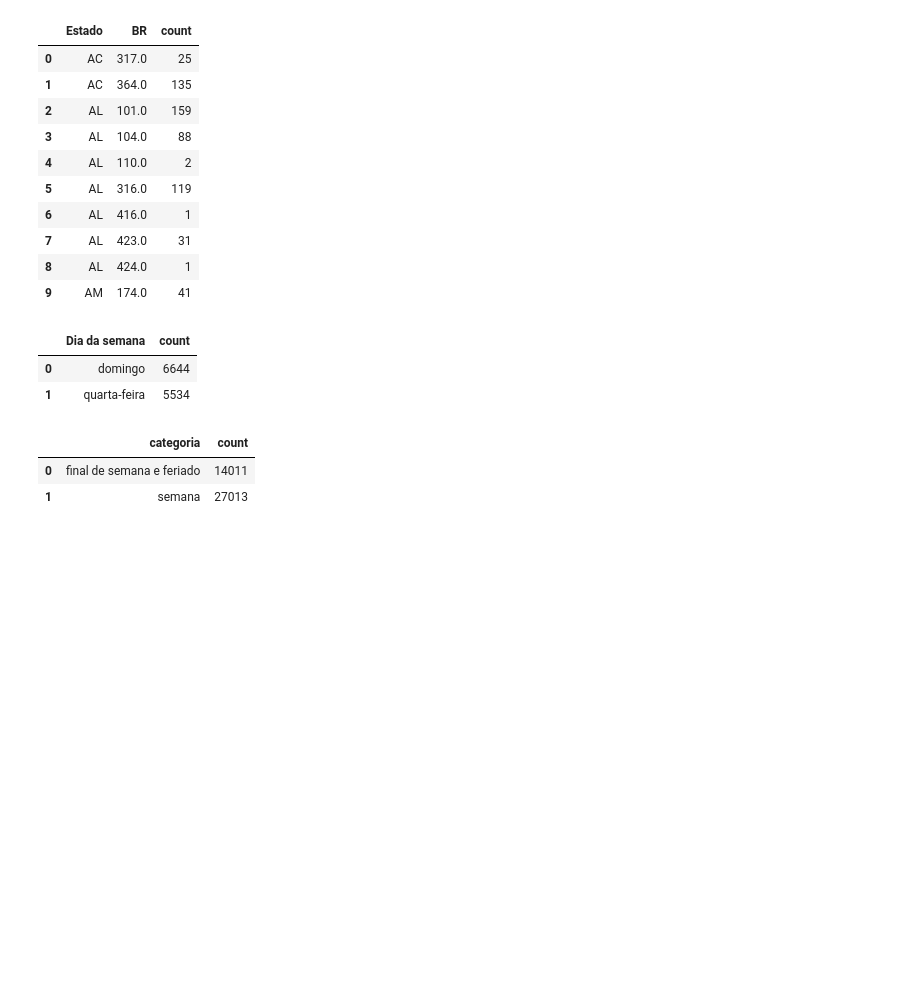
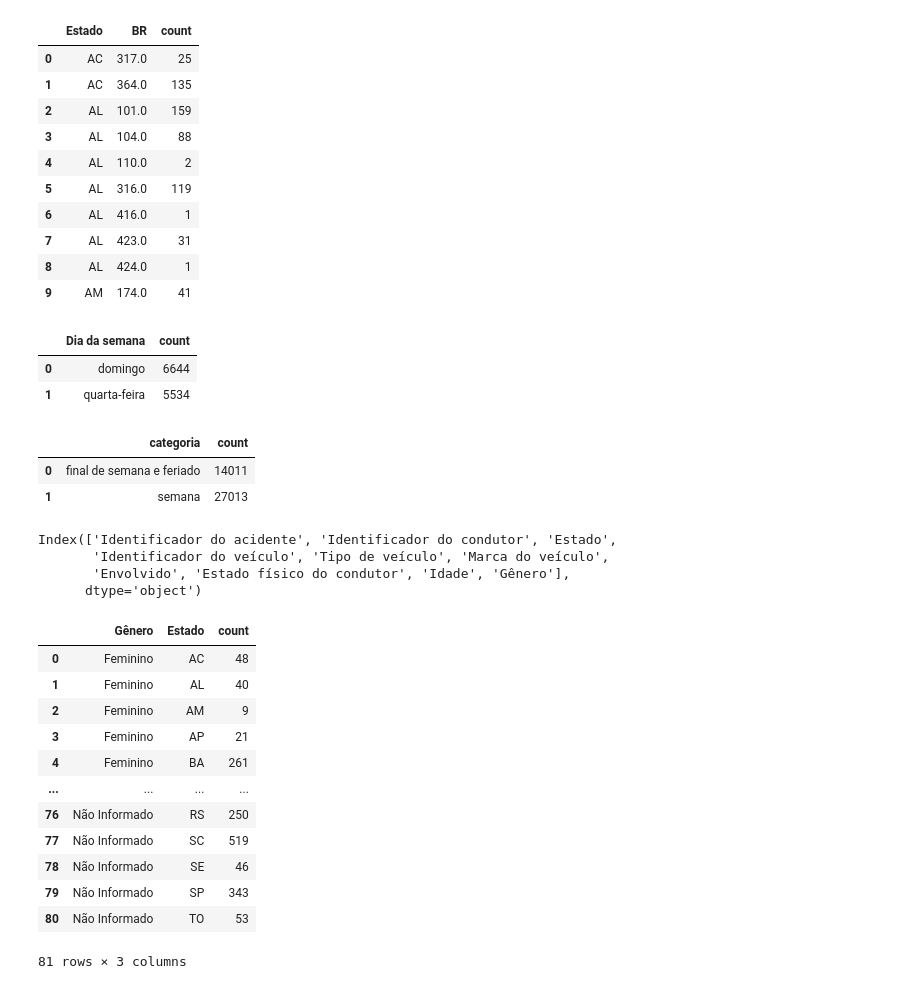
Before and after one commit to anecaroline/Projeto-Integrador-IV, a Jupyter notebook: plotly.ipynb, the cells around one changed output. Cells and saved outputs as stored; diff of their text form; code cells hidden in the pictures; blank space fills up the shorter version.

```diff
--- a/plotly.ipynb
+++ b/plotly.ipynb
@@ -85,0 +66,3 @@ memory usage: 6.7+ MB
+# %%
+condutores = pd.read_csv('condutores_todos_estados.csv',sep=';')
+condutores.head(3)
@@ -172,3 +166,27 @@ fig = px.pie(
 
 # Exibir o gráfico
 fig.show()
+# %%
+condutores.columns
+# %% [output]
+Index(['Identificador do acidente', 'Identificador do condutor', 'Estado',
+       'Identificador do veículo', 'Tipo de veículo', 'Marca do veículo',
+       'Envolvido', 'Estado físico do condutor', 'Idade', 'Gênero'],
+      dtype='object')
+# %%
+agrupamento_condutores = condutores.groupby(['Gênero','Estado'])['Identificador do condutor'].count().reset_index(name='count')
+agrupamento_condutores
+# %% [output]
+|  | Gênero | Estado | count |
+| 0 | Feminino | AC | 48 |
+| 1 | Feminino | AL | 40 |
+| 2 | Feminino | AM | 9 |
+| 3 | Feminino | AP | 21 |
+| 4 | Feminino | BA | 261 |
+| ... | ... | ... | ... |
+| 76 | Não Informado | RS | 250 |
+| 77 | Não Informado | SC | 519 |
+| 78 | Não Informado | SE | 46 |
+| 79 | Não Informado | SP | 343 |
+| 80 | Não Informado | TO | 53 |
+81 rows × 3 columns
```
Also changed, not shown: parts of 7 cells of this notebook, 6 other files.
